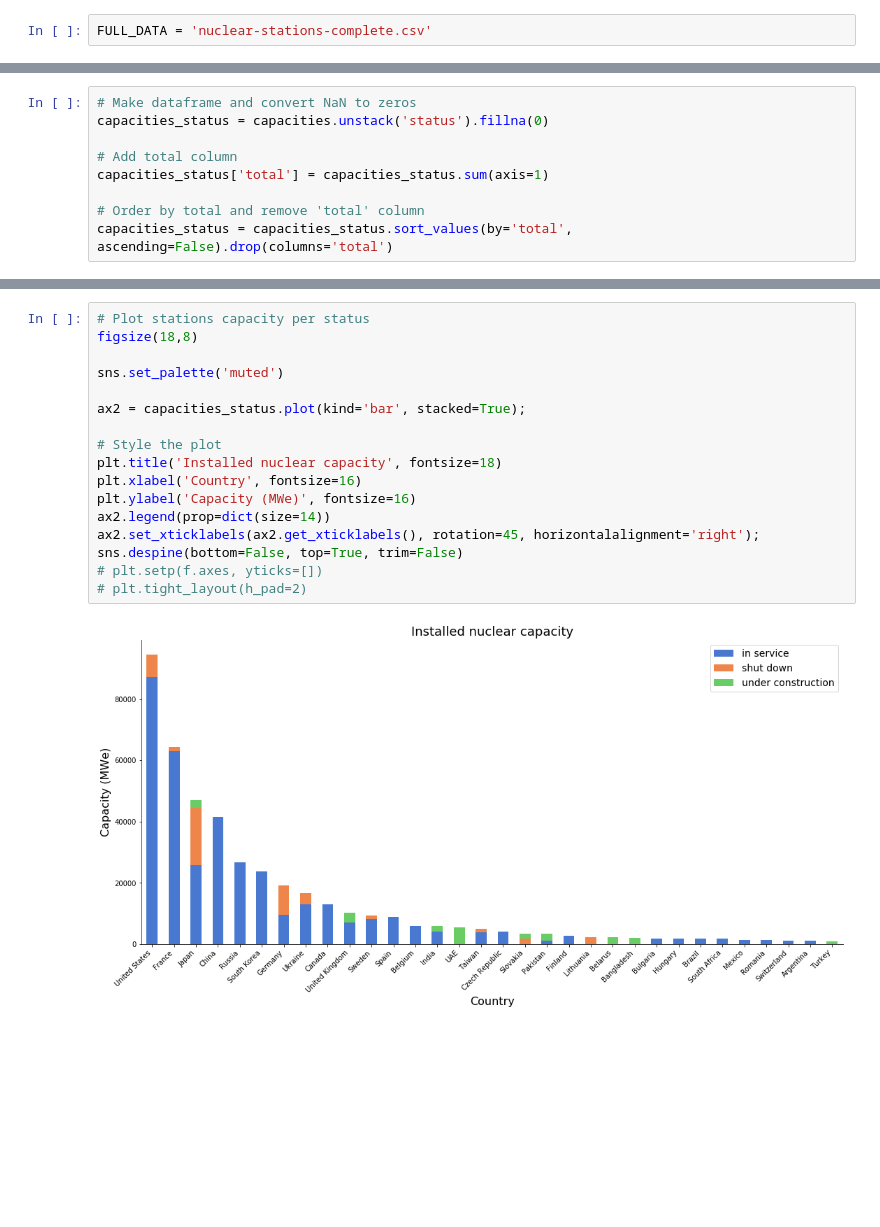
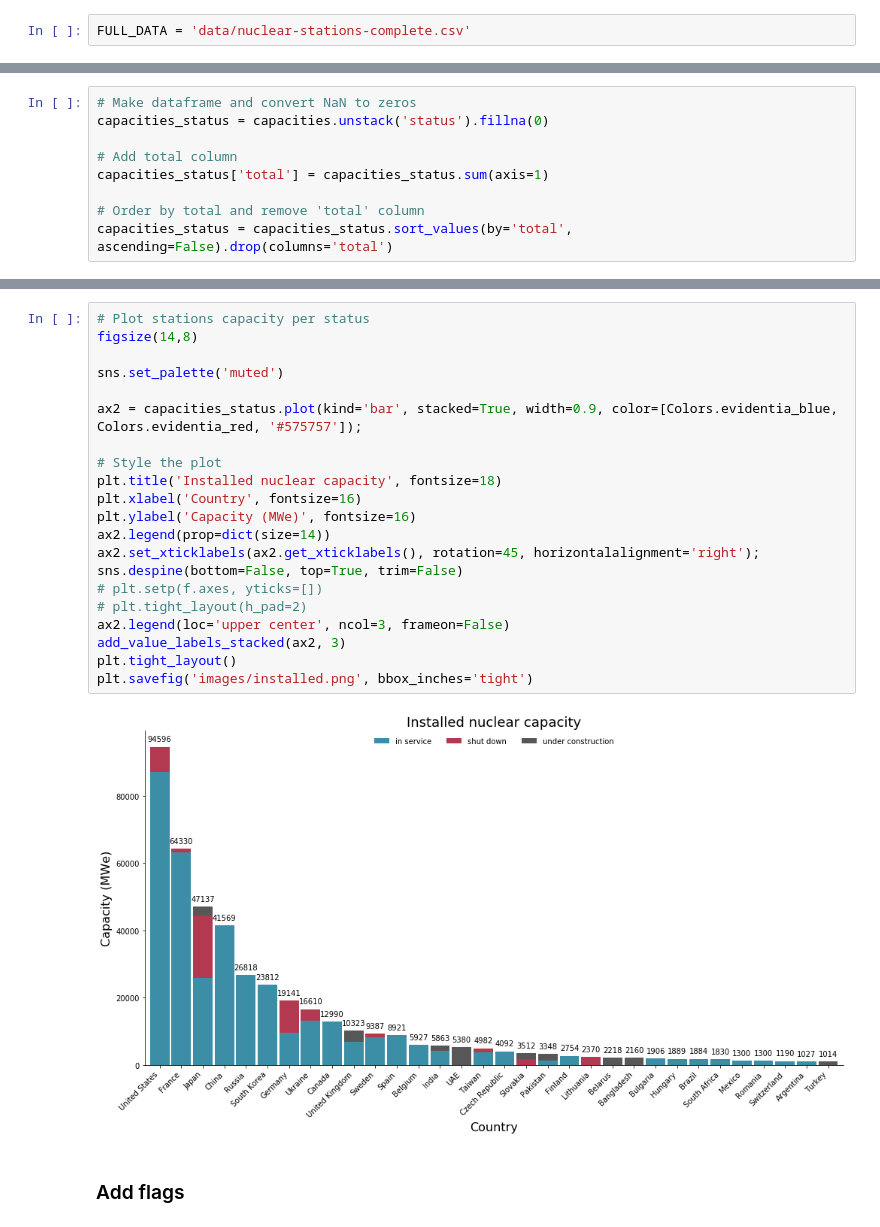
Before and after one commit to jAniceto/data-viz, a Jupyter notebook: nuclear-stations/nuclear-power-stations.ipynb, the cells around one changed output, grey strips where cells are left out. Drawn from its saved outputs; the diff is of its cells as text; blank space fills up the shorter version.

Commit message:
Initial results from nuclear stations notebook

```diff
--- a/nuclear-stations/nuclear-power-stations.ipynb
+++ b/nuclear-stations/nuclear-power-stations.ipynb
@@ -4,4 +4,4 @@
 ## Data
 https://en.wikipedia.org/wiki/List_of_nuclear_power_stations
 # %%
-FULL_DATA = 'nuclear-stations-complete.csv'
+FULL_DATA = 'data/nuclear-stations-complete.csv'
@@ -229,19 +492,25 @@ capacities_status = capacities_status.sort_values(by='total', ascending=False).d
 # %%
 # Plot stations capacity per status
-figsize(18,8)
+figsize(14,8)
 
 sns.set_palette('muted')
 
-ax2 = capacities_status.plot(kind='bar', stacked=True);
+ax2 = capacities_status.plot(kind='bar', stacked=True, width=0.9, color=[Colors.evidentia_blue, Colors.evidentia_red, '#575757']);
 
 # Style the plot
 plt.title('Installed nuclear capacity', fontsize=18)
 plt.xlabel('Country', fontsize=16)
 plt.ylabel('Capacity (MWe)', fontsize=16)
 ax2.legend(prop=dict(size=14))
 ax2.set_xticklabels(ax2.get_xticklabels(), rotation=45, horizontalalignment='right');
 sns.despine(bottom=False, top=True, trim=False)
 # plt.setp(f.axes, yticks=[])
 # plt.tight_layout(h_pad=2)
+ax2.legend(loc='upper center', ncol=3, frameon=False)
+add_value_labels_stacked(ax2, 3)
+plt.tight_layout()
+plt.savefig('images/installed.png', bbox_inches='tight')
 # %% [output]
-[figure, old version]
+[figure, new version]
+# %% [markdown]
+### Add flags
```
Also changed, not shown: parts of 23 cells of this notebook, 16 other files.
